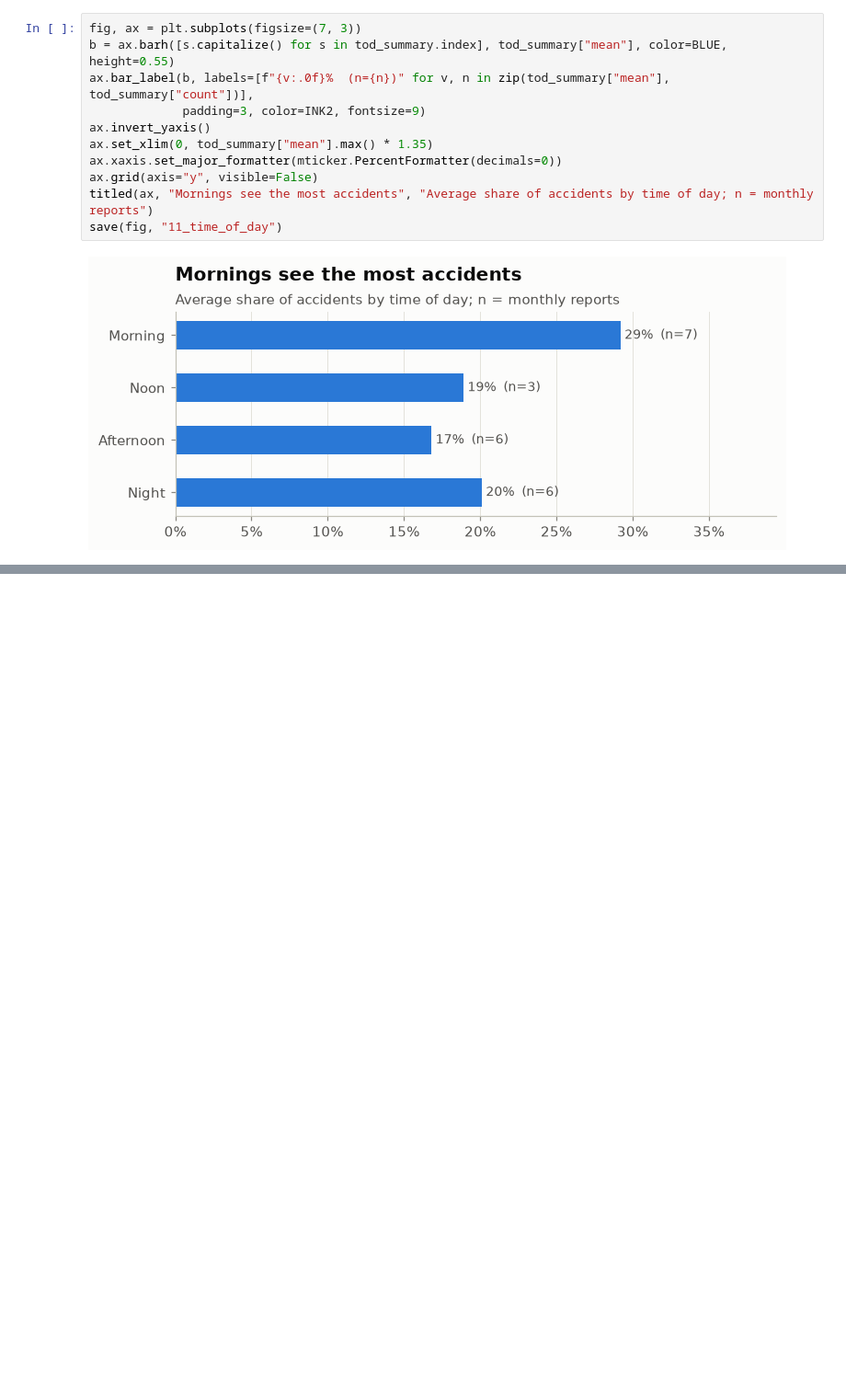
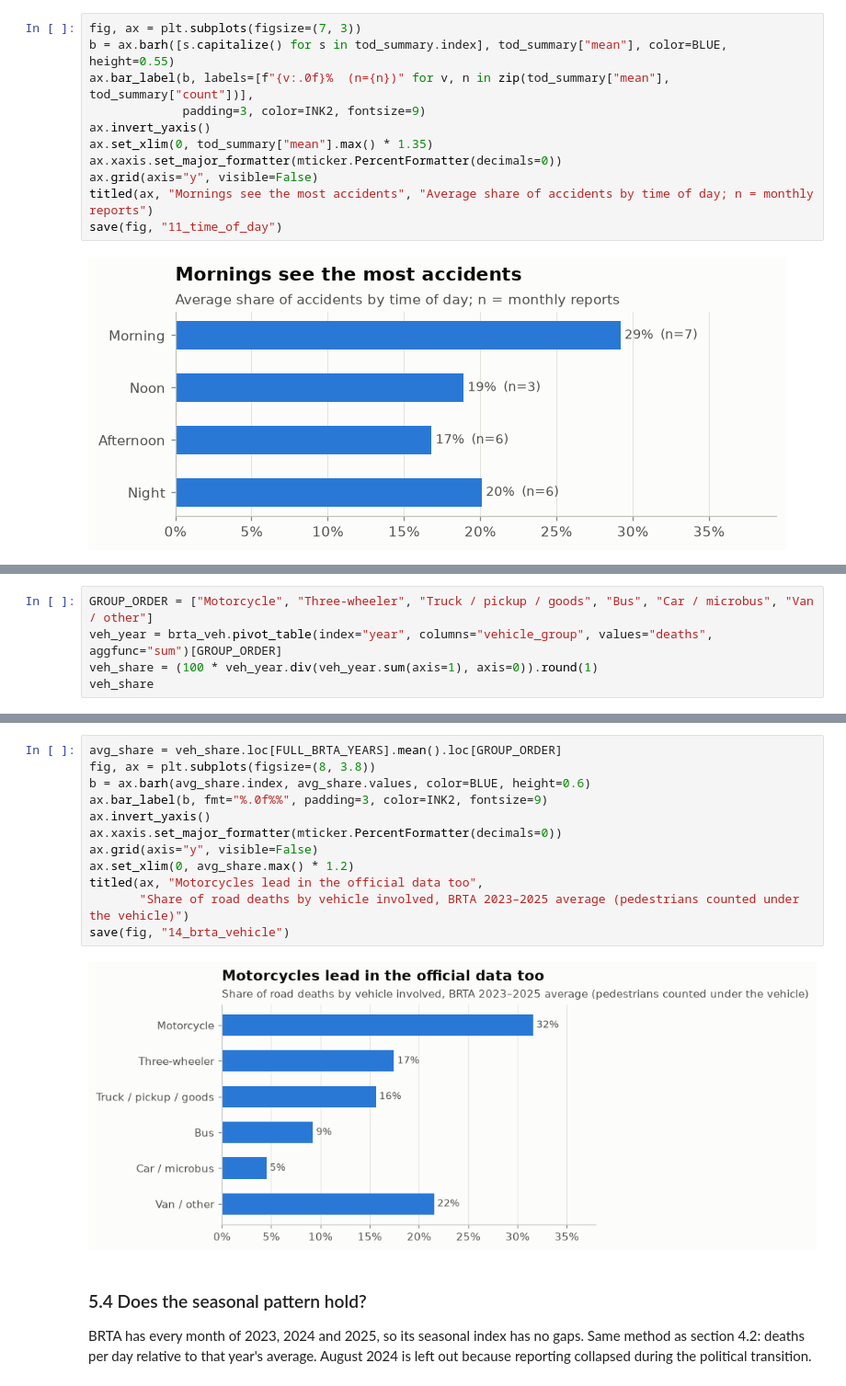
Before and after one commit to MehrazRumman/BD-Road-Accident, a Jupyter notebook: notebooks/02_analysis.ipynb, the cells around one changed output, grey strips where cells are left out. Shown at 92% size. Cells and saved outputs as stored; diff of their text form; blank space fills up the shorter version.

```diff
--- a/notebooks/02_analysis.ipynb
+++ b/notebooks/02_analysis.ipynb
@@ -575,0 +696,5 @@ save(fig, "11_time_of_day")
+# %%
+GROUP_ORDER = ["Motorcycle", "Three-wheeler", "Truck / pickup / goods", "Bus", "Car / microbus", "Van / other"]
+veh_year = brta_veh.pivot_table(index="year", columns="vehicle_group", values="deaths", aggfunc="sum")[GROUP_ORDER]
+veh_share = (100 * veh_year.div(veh_year.sum(axis=1), axis=0)).round(1)
+veh_share
@@ -575,0 +708,20 @@ save(fig, "11_time_of_day")
+# %%
+avg_share = veh_share.loc[FULL_BRTA_YEARS].mean().loc[GROUP_ORDER]
+fig, ax = plt.subplots(figsize=(8, 3.8))
+b = ax.barh(avg_share.index, avg_share.values, color=BLUE, height=0.6)
+ax.bar_label(b, fmt="%.0f%%", padding=3, color=INK2, fontsize=9)
+ax.invert_yaxis()
+ax.xaxis.set_major_formatter(mticker.PercentFormatter(decimals=0))
+ax.grid(axis="y", visible=False)
+ax.set_xlim(0, avg_share.max() * 1.2)
+titled(ax, "Motorcycles lead in the official data too",
+       "Share of road deaths by vehicle involved, BRTA 2023–2025 average (pedestrians counted under the vehicle)")
+save(fig, "14_brta_vehicle")
+# %% [output]
+[figure, added]
+# %% [markdown]
+### 5.4 Does the seasonal pattern hold?
+
+BRTA has every month of 2023, 2024 and 2025, so its seasonal index has no gaps. Same method as section 4.2: deaths
+per day relative to that year's average. August 2024 is left out because reporting collapsed during the political
+transition.
```
Also changed, not shown: parts of 24 cells of this notebook, 9 other files.
